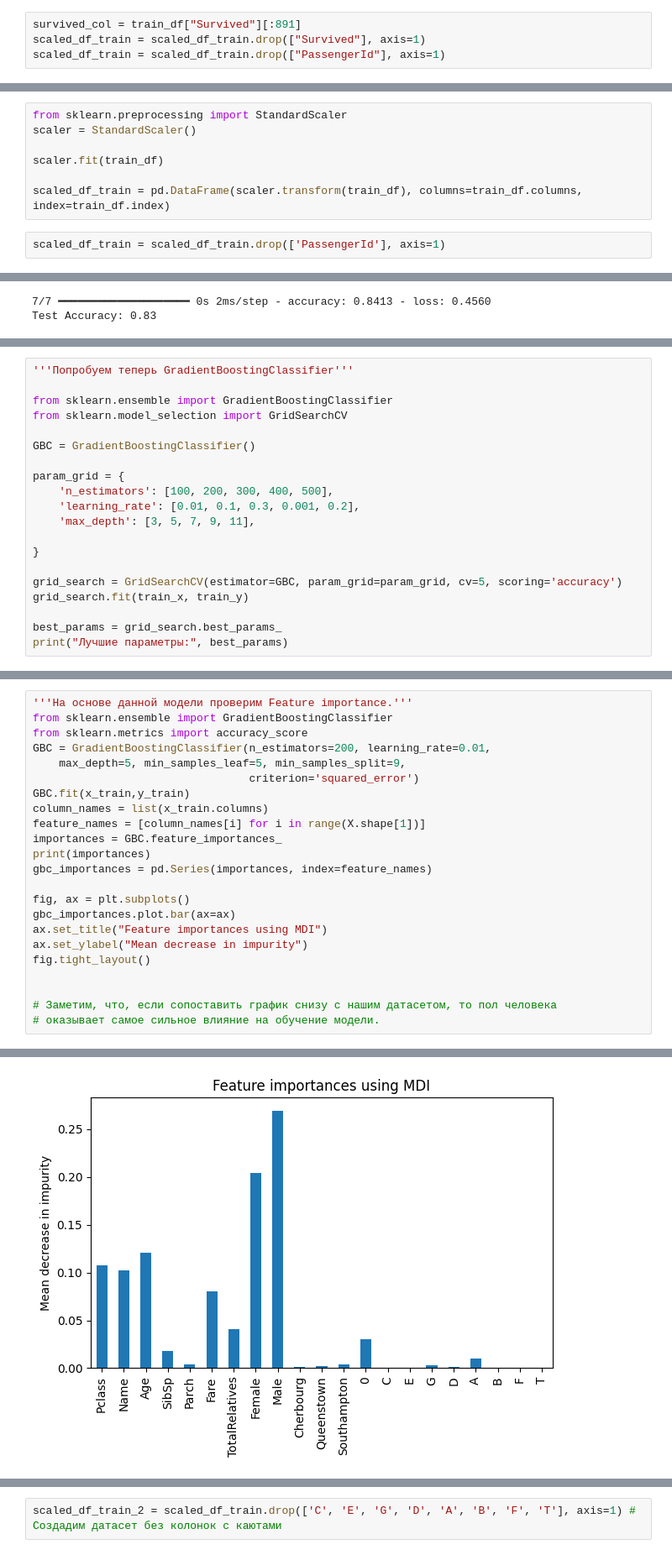
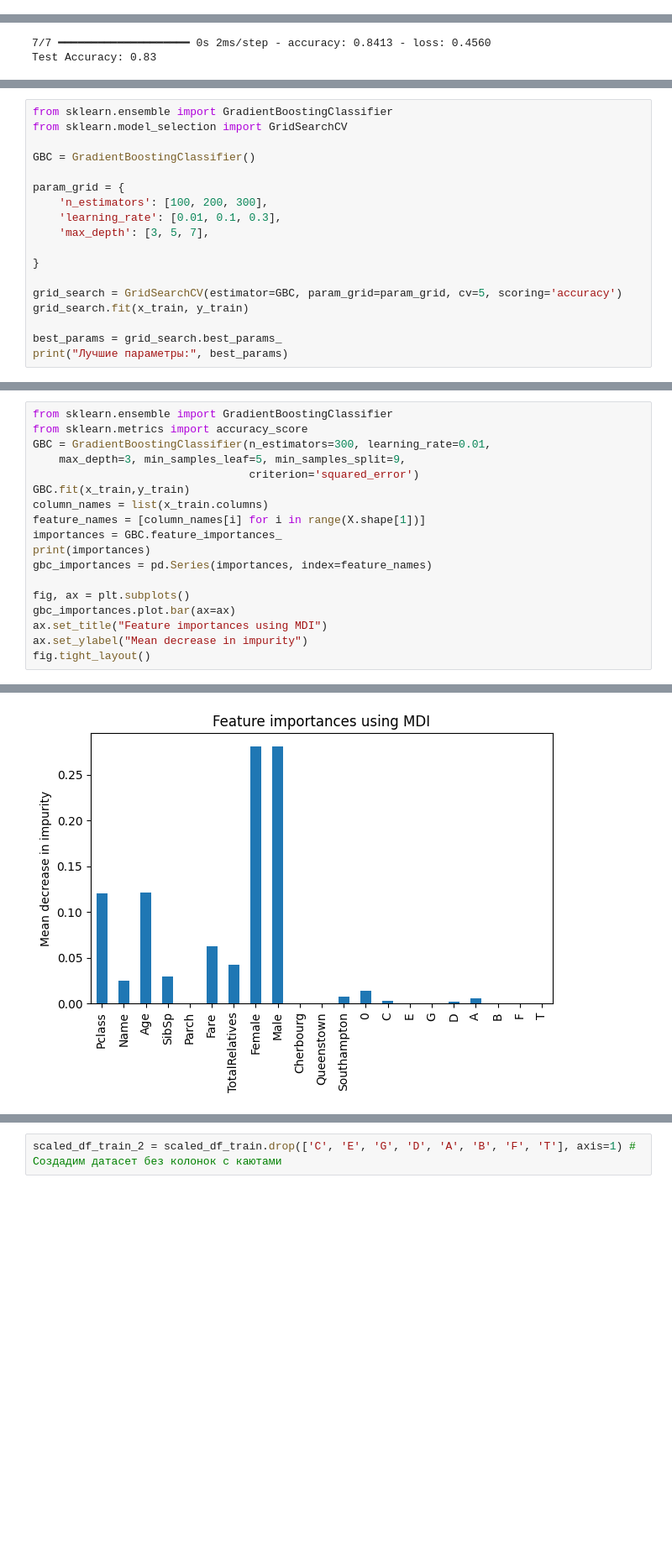
Before and after one commit to marcuryyy/DataAnalysisAndAI, a Jupyter notebook: titanic.ipynb, the cells around one changed output, grey strips where cells are left out. Shown: that part at 84% size. Saved outputs shown, nothing was run; the diff lists cells and outputs as text; blank space fills up the shorter version.

```diff
--- a/titanic.ipynb
+++ b/titanic.ipynb
@@ -561,4 +576,0 @@ survived_col.to_csv("survived.csv") # Я скачивал датасет, что
-# %%
-survived_col = train_df["Survived"][:891]
-scaled_df_train = scaled_df_train.drop(["Survived"], axis=1)
-scaled_df_train = scaled_df_train.drop(["PassengerId"], axis=1)
@@ -586,9 +576,0 @@ train_df.corr()
-# %%
-from sklearn.preprocessing import StandardScaler
-scaler = StandardScaler()
-
-scaler.fit(train_df)
-
-scaled_df_train = pd.DataFrame(scaler.transform(train_df), columns=train_df.columns, index=train_df.index)
-# %%
-scaled_df_train = scaled_df_train.drop(['PassengerId'], axis=1)
@@ -825,20 +801,18 @@ plt.show()
 # %%
-'''Попробуем теперь GradientBoostingClassifier'''
-
 from sklearn.ensemble import GradientBoostingClassifier
 from sklearn.model_selection import GridSearchCV
 
 GBC = GradientBoostingClassifier()
 
 param_grid = {
-    'n_estimators': [100, 200, 300, 400, 500],
-    'learning_rate': [0.01, 0.1, 0.3, 0.001, 0.2],
-    'max_depth': [3, 5, 7, 9, 11],
+    'n_estimators': [100, 200, 300],
+    'learning_rate': [0.01, 0.1, 0.3],
+    'max_depth': [3, 5, 7],
 
 }
 
 grid_search = GridSearchCV(estimator=GBC, param_grid=param_grid, cv=5, scoring='accuracy')
-grid_search.fit(train_x, train_y)
+grid_search.fit(x_train, y_train)
 
 best_params = grid_search.best_params_
 print("Лучшие параметры:", best_params)
@@ -862,9 +823,8 @@ train_df
 # %%
-'''На основе данной модели проверим Feature importance.'''
 from sklearn.ensemble import GradientBoostingClassifier
 from sklearn.metrics import accuracy_score
-GBC = GradientBoostingClassifier(n_estimators=200, learning_rate=0.01,
-    max_depth=5, min_samples_leaf=5, min_samples_split=9,
+GBC = GradientBoostingClassifier(n_estimators=300, learning_rate=0.01,
+    max_depth=3, min_samples_leaf=5, min_samples_split=9,
                                  criterion='squared_error')
 GBC.fit(x_train,y_train)
 column_names = list(x_train.columns)
@@ -878,8 +838,4 @@ gbc_importances.plot.bar(ax=ax)
 ax.set_title("Feature importances using MDI")
 ax.set_ylabel("Mean decrease in impurity")
 fig.tight_layout()
-
-
-# Заметим, что, если сопоставить график снизу с нашим датасетом, то пол человека
-# оказывает самое сильное влияние на обучение модели.
 # %% [output]
@@ -890 +846 @@ fig.tight_layout()
-[figure, old version]
+[figure, new version]
```
Also changed, not shown: parts of 158 cells of this notebook.
